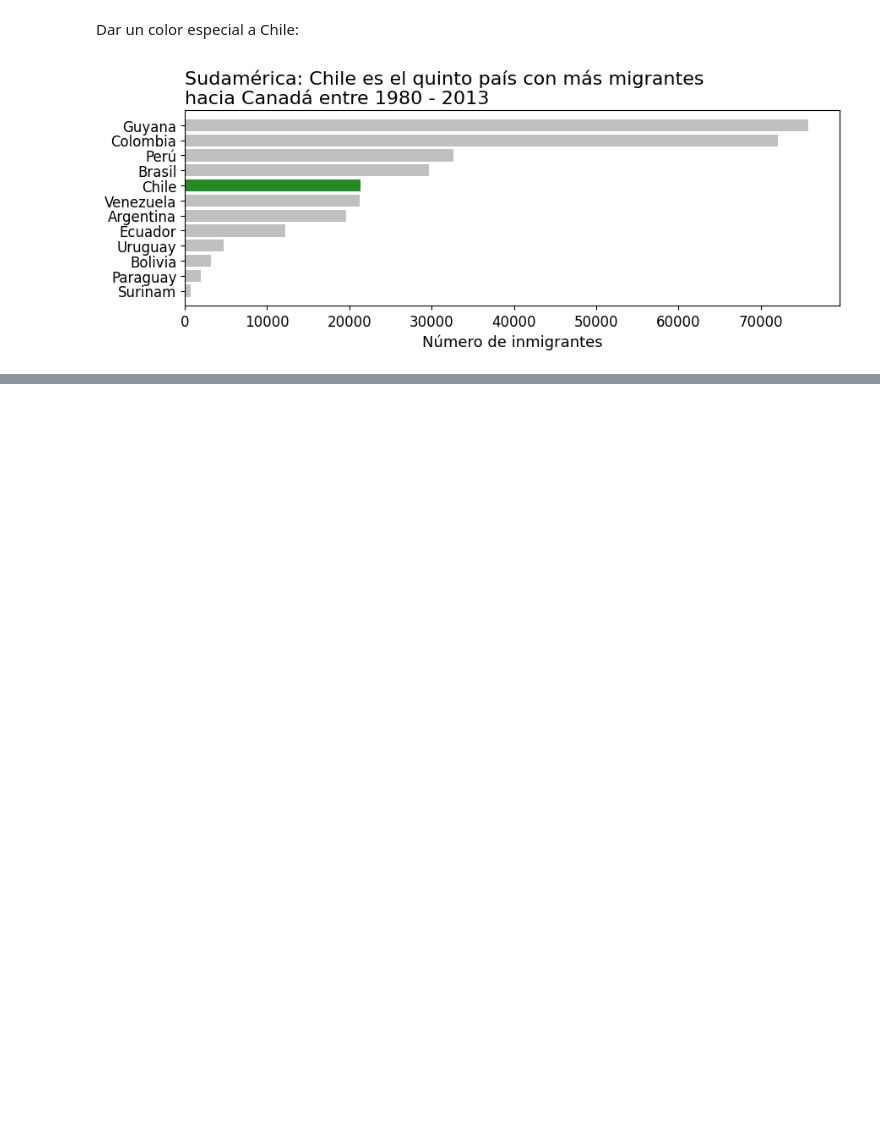
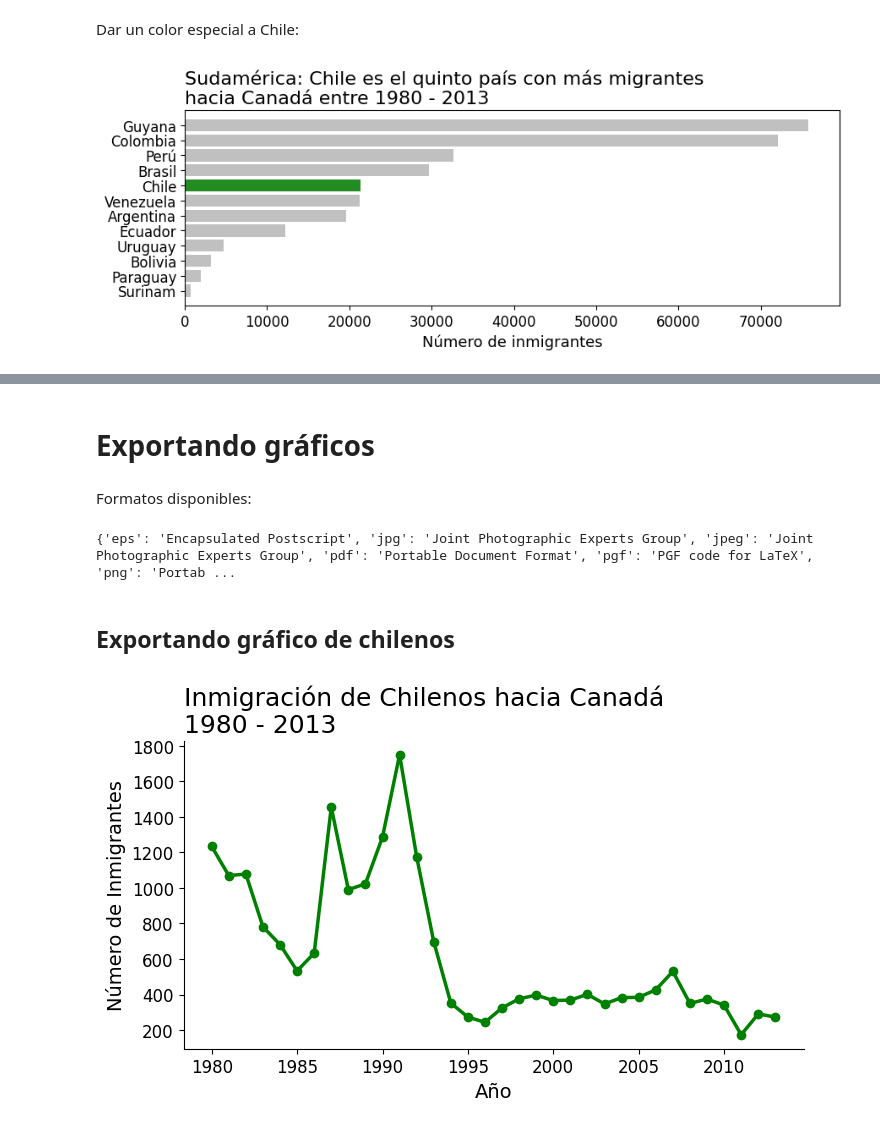
Before and after one commit to Ivan270/graficos-con-python, a Jupyter notebook: 3.1.personalizando-graficos-matplotlib.ipynb, the cells around one changed output, grey strips where cells are left out. Saved outputs shown, nothing was run; the diff lists cells and outputs as text; code cells hidden in the pictures; blank space fills up the shorter version.

```diff
--- a/3.1.personalizando-graficos-matplotlib.ipynb
+++ b/3.1.personalizando-graficos-matplotlib.ipynb
@@ -209,0 +251,40 @@ plt.show()
+# %% [markdown]
+# Exportando gráficos
+# %% [markdown]
+Formatos disponibles:
+# %%
+print(fig.canvas.get_supported_filetypes())
+# %% [output]
+{'eps': 'Encapsulated Postscript', 'jpg': 'Joint Photographic Experts Group', 'jpeg': 'Joint Photographic Experts Group', 'pdf': 'Portable Document Format', 'pgf': 'PGF code for LaTeX', 'png': 'Portab ...
+# %% [markdown]
+## Exportando gráfico de chilenos
+# %%
+fig, ax = plt.subplots(figsize=(8, 4))
+# lw -> grosor de la línea azul del gráfico
+# marker -> marcadores
+ax.plot(datos_cl["Año"], datos_cl["Inmigrantes"], lw=2.5, marker="o", color="g")
+
+ax.xaxis.set_major_locator(plt.MultipleLocator(5))
+
+# cambiando tamaño fuente y ubicación del título
+ax.set_title(
+    "Inmigración de Chilenos hacia Canadá\n1980 - 2013", fontsize=18, loc="left"
+)
+ax.set_xlabel("Año", fontsize=14)
+ax.set_ylabel("Número de Inmigrantes", fontsize=14)
+
+# cambiando tamaño a los ticks (rayitas)
+ax.yaxis.set_tick_params(labelsize=12)
+ax.xaxis.set_tick_params(labelsize=12)
+
+
+# quitando líneas del marco
+ax.spines['top'].set_visible(False)
+ax.spines['right'].set_visible(False)
+
+# ruta, fondo transparente?, resolución, bbox_inches -> margen después del gráfico
+fig.savefig("exported_data/inmigrantes_chilenos_canada.png", transparent=True, dpi=300, bbox_inches='tight')
+
+plt.show()
+# %% [output]
+[figure, added]
```
Also changed, not shown: parts of 3 cells of this notebook, 3 other files.
